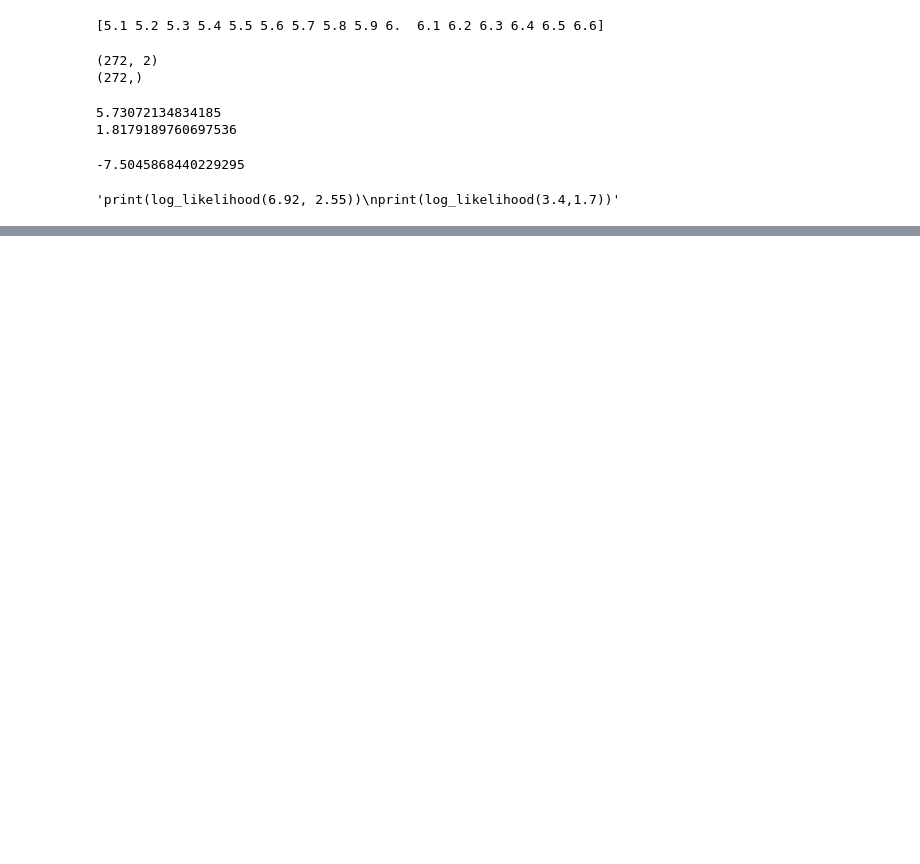
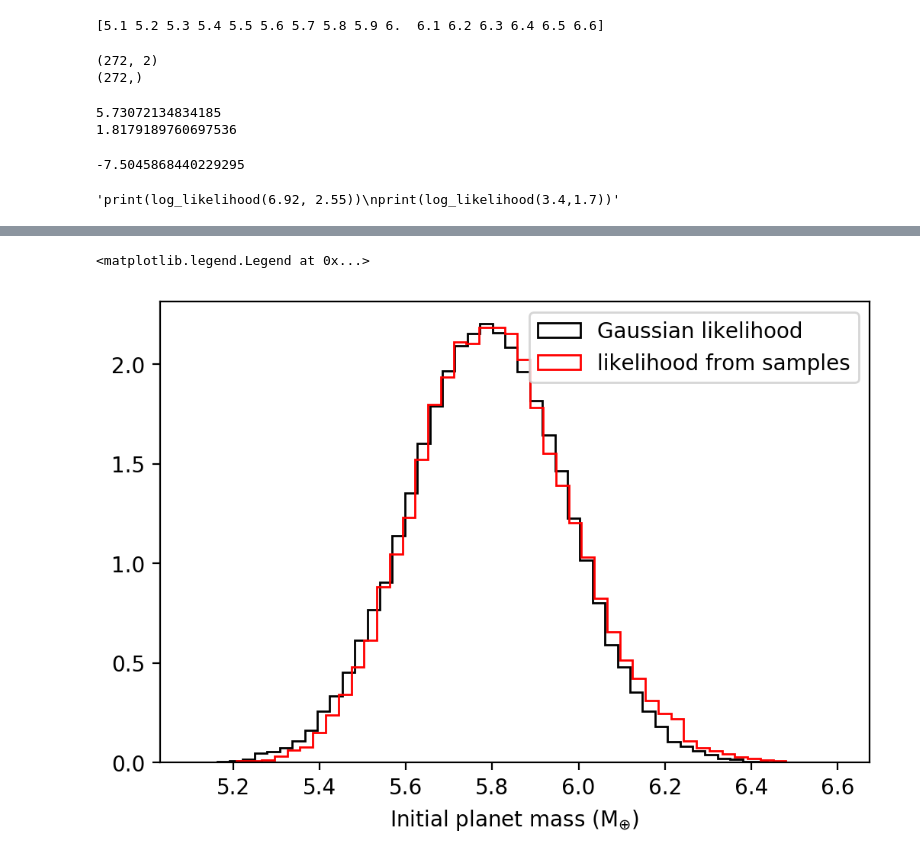
Before and after one commit to bridgethaas/subneptune-generator, a Jupyter notebook: mcmc_b.ipynb, the cells around one changed output, grey strips where cells are left out. Cells and saved outputs as stored; diff of their text form; code cells hidden in the pictures; blank space fills up the shorter version.

```diff
--- a/mcmc_b.ipynb
+++ b/mcmc_b.ipynb
@@ -183,0 +211,18 @@ Text(0.5, 0, 'fraction of envelope mass lost')
+# %%
+newsampler = emcee.EnsembleSampler(nwalkers, ndim, samples_log_likelihood, args=[b_samples], moves=[emcee.moves.StretchMove(a=4.0)])
+# %%
+newstate = newsampler.run_mcmc(p0,500)
+sampler.reset()
+# %%
+newvar = newsampler.run_mcmc(newstate,10000)
+# %%
+newsamples = newsampler.get_chain(flat=True)
+plt.hist(samples[:,0],50,color='k',histtype='step',density=True,label='Gaussian likelihood')
+plt.hist(newsamples[:,0],50,color='r',histtype='step',density=True,label='likelihood from samples')
+plt.gcf().set_dpi(200)
+axm = plt.gca()
+axm.set_xlabel('Initial planet mass (M$_{\oplus}$)')
+plt.legend(loc=0)
+# %% [output]
+<matplotlib.legend.Legend at 0x...>
+[figure, added]
```
Also changed, not shown: parts of 12 cells of this notebook, 4 other files.
